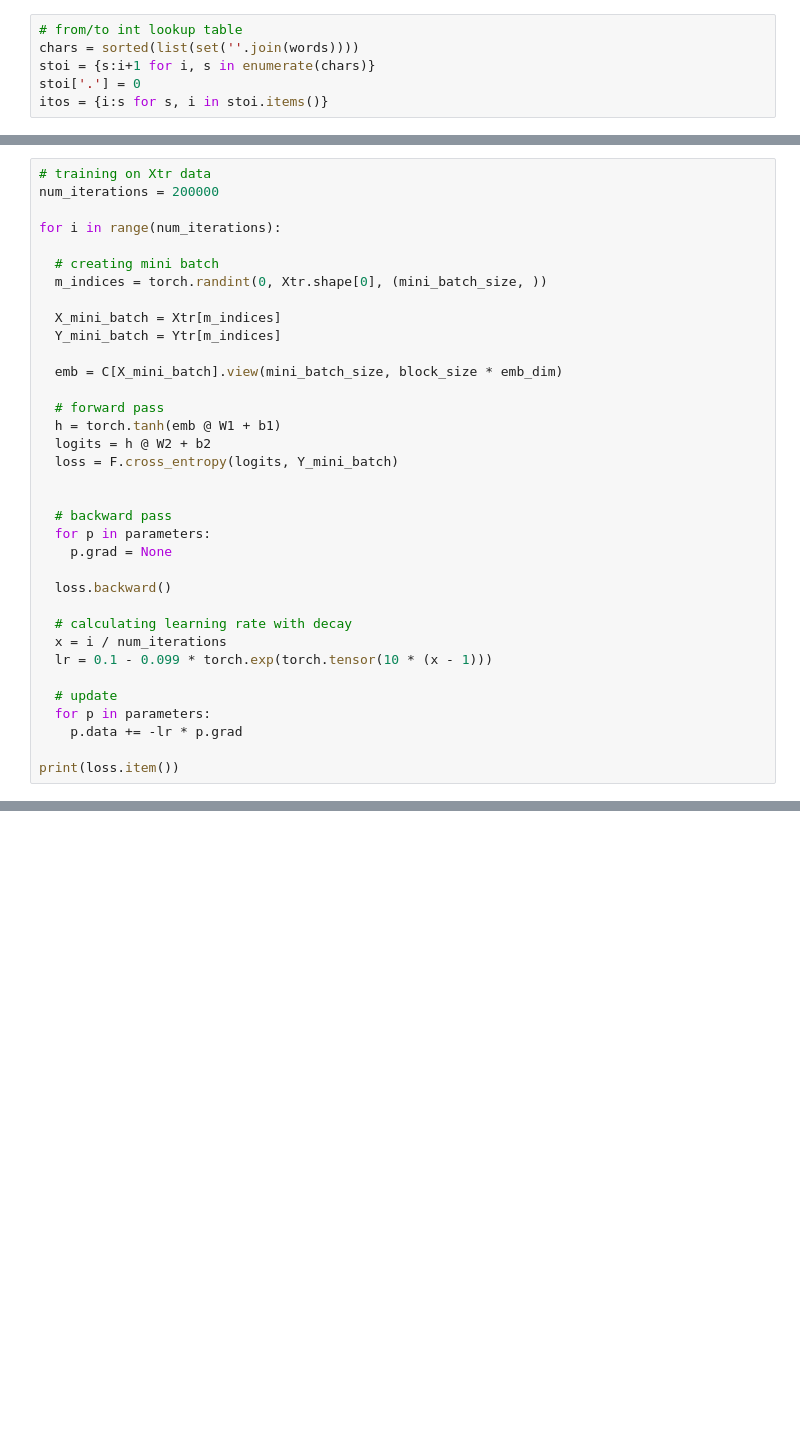
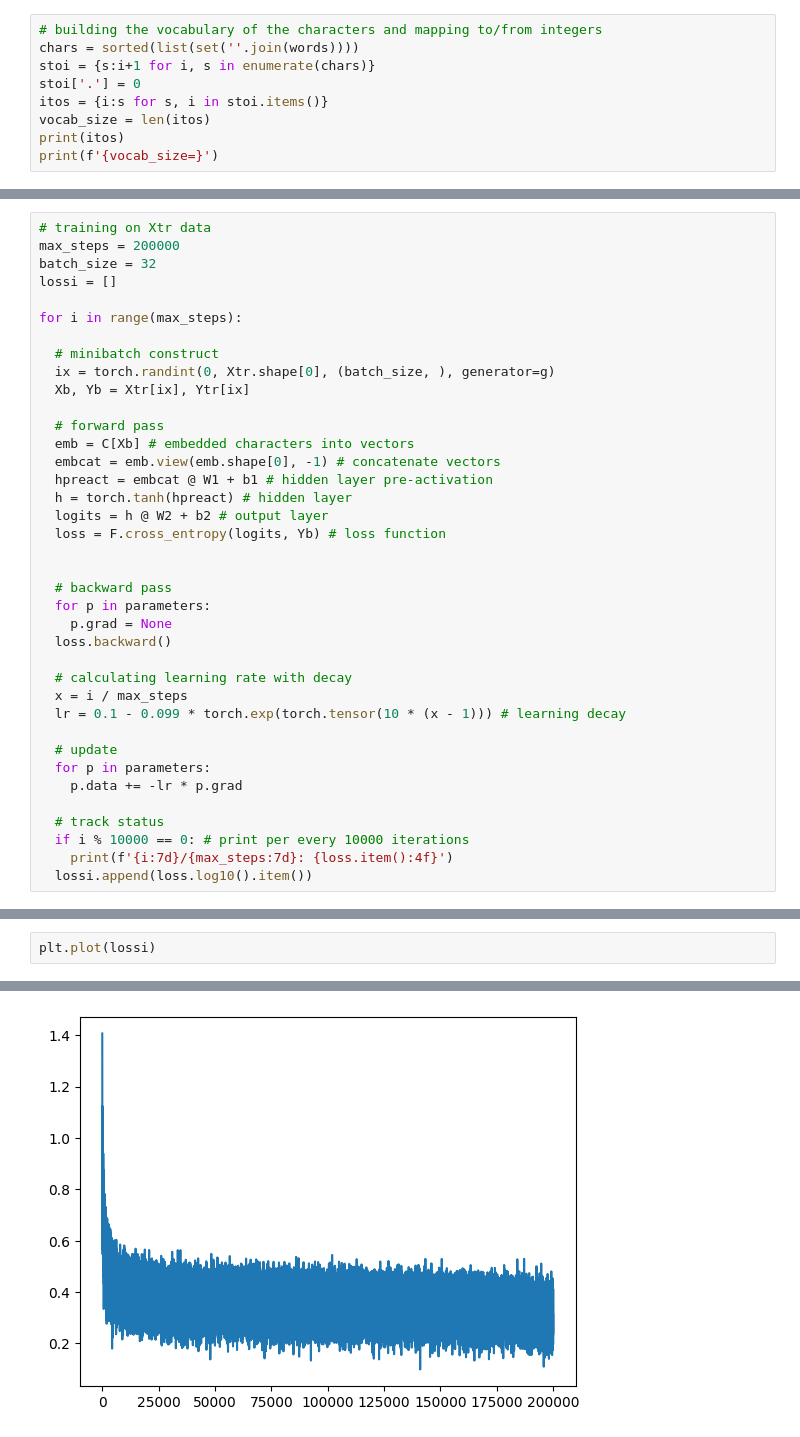
Before and after one commit to AtharvKotekar/MLP, a Jupyter notebook: 04/mlp2.ipynb, the cells around one changed output, grey strips where cells are left out. Saved outputs shown, nothing was run; the diff lists cells and outputs as text; blank space fills up the shorter version.

```diff
--- a/04/mlp2.ipynb
+++ b/04/mlp2.ipynb
@@ -9,6 +16,9 @@ words = open('names.txt', 'r').read().splitlines()
 # %%
-# from/to int lookup table
+# building the vocabulary of the characters and mapping to/from integers
 chars = sorted(list(set(''.join(words))))
 stoi = {s:i+1 for i, s in enumerate(chars)}
 stoi['.'] = 0
 itos = {i:s for s, i in stoi.items()}
+vocab_size = len(itos)
+print(itos)
+print(f'{vocab_size=}')
@@ -77,36 +81,39 @@ for p in parameters:
 # %%
 # training on Xtr data
-num_iterations = 200000
+max_steps = 200000
+batch_size = 32
+lossi = []
 
-for i in range(num_iterations):
+for i in range(max_steps):
 
-  # creating mini batch
-  m_indices = torch.randint(0, Xtr.shape[0], (mini_batch_size, ))
-
-  X_mini_batch = Xtr[m_indices]
-  Y_mini_batch = Ytr[m_indices]
-
-  emb = C[X_mini_batch].view(mini_batch_size, block_size * emb_dim)
+  # minibatch construct
+  ix = torch.randint(0, Xtr.shape[0], (batch_size, ), generator=g)
+  Xb, Yb = Xtr[ix], Ytr[ix]
 
   # forward pass
-  h = torch.tanh(emb @ W1 + b1)
-  logits = h @ W2 + b2
-  loss = F.cross_entropy(logits, Y_mini_batch)
+  emb = C[Xb] # embedded characters into vectors
+  embcat = emb.view(emb.shape[0], -1) # concatenate vectors
+  hpreact = embcat @ W1 + b1 # hidden layer pre-activation
+  h = torch.tanh(hpreact) # hidden layer
+  logits = h @ W2 + b2 # output layer
+  loss = F.cross_entropy(logits, Yb) # loss function
 
 
   # backward pass
   for p in parameters:
     p.grad = None
-
   loss.backward()
 
   # calculating learning rate with decay
-  x = i / num_iterations
-  lr = 0.1 - 0.099 * torch.exp(torch.tensor(10 * (x - 1)))
+  x = i / max_steps
+  lr = 0.1 - 0.099 * torch.exp(torch.tensor(10 * (x - 1))) # learning decay
 
   # update
   for p in parameters:
     p.data += -lr * p.grad
 
-print(loss.item())
+  # track status
+  if i % 10000 == 0: # print per every 10000 iterations
+    print(f'{i:7d}/{max_steps:7d}: {loss.item():4f}')
+  lossi.append(loss.log10().item())
 # %% [output]
@@ -131,0 +140,3 @@ print(loss.item())
+# %%
+plt.plot(lossi)
+# %% [output]
@@ -131,0 +144 @@ print(loss.item())
+[figure, added]
```
Also changed, not shown: parts of 17 cells of this notebook.
